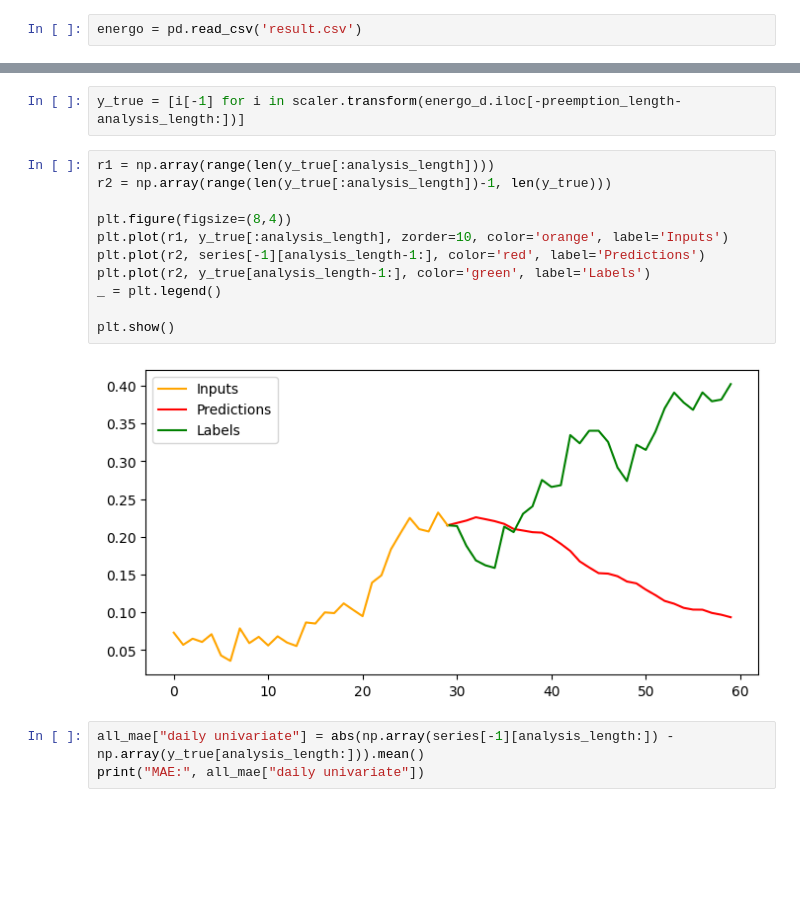
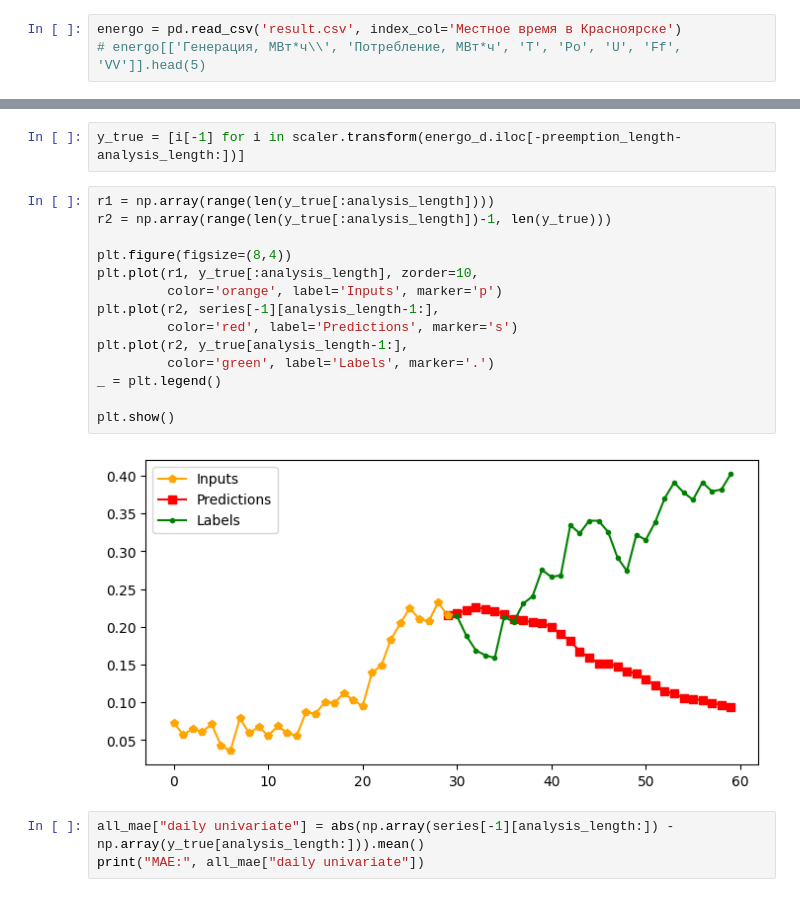
Before and after one commit to Noxell-zs/Energo, a Jupyter notebook: Example2.ipynb, the cells around one changed output, grey strips where cells are left out. Drawn from its saved outputs; the diff is of its cells as text; blank space fills up the shorter version.

```diff
--- a/Example2.ipynb
+++ b/Example2.ipynb
@@ -17,7 +17,8 @@ all_mae = {}
 # %% [markdown]
 #### Один параметр
 # %%
-energo = pd.read_csv('result.csv')
+energo = pd.read_csv('result.csv', index_col='Местное время в Красноярске')
+# energo[['Генерация, МВт*ч\\', 'Потребление, МВт*ч', 'T', 'Po', 'U', 'Ff', 'VV']].head(5)
 # %%
 target = 'Потребление, МВт*ч'
 names = [target]
@@ -221,16 +228,19 @@ y_true = [i[-1] for i in scaler.transform(energo_d.iloc[-preemption_length-analy
 # %%
 r1 = np.array(range(len(y_true[:analysis_length])))
 r2 = np.array(range(len(y_true[:analysis_length])-1, len(y_true)))
 
 plt.figure(figsize=(8,4))
-plt.plot(r1, y_true[:analysis_length], zorder=10, color='orange', label='Inputs')
-plt.plot(r2, series[-1][analysis_length-1:], color='red', label='Predictions')
-plt.plot(r2, y_true[analysis_length-1:], color='green', label='Labels')
+plt.plot(r1, y_true[:analysis_length], zorder=10,
+         color='orange', label='Inputs', marker='p')
+plt.plot(r2, series[-1][analysis_length-1:],
+         color='red', label='Predictions', marker='s')
+plt.plot(r2, y_true[analysis_length-1:],
+         color='green', label='Labels', marker='.')
 _ = plt.legend()
 
 plt.show()
 # %% [output]
-[figure, old version]
+[figure, new version]
 # %%
 all_mae["daily univariate"] = abs(np.array(series[-1][analysis_length:]) - np.array(y_true[analysis_length:])).mean()
 print("MAE:", all_mae["daily univariate"])
```
Also changed, not shown: parts of 3 cells of this notebook, 2 other files.
